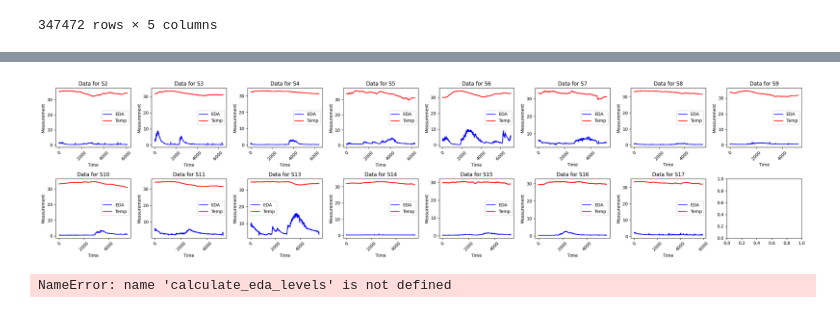
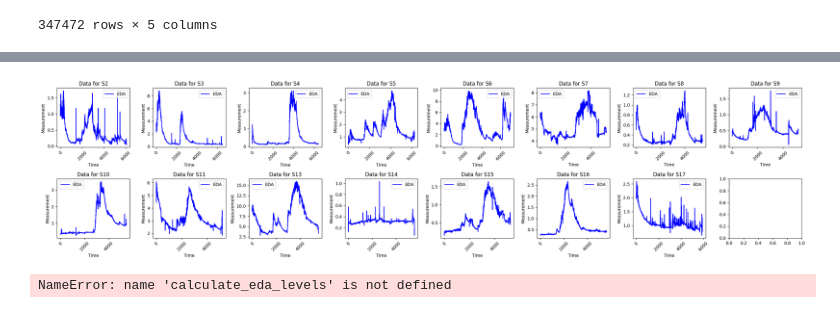
Before and after one commit to markgoertz/Convolutional-Neural-Network-on-Electrodermal-Activity-for-Stress-Assessment, a Jupyter notebook: code/eda_signal_classification.ipynb, the cells around one changed output, grey strips where cells are left out. Drawn from its saved outputs; the diff is of its cells as text; code cells hidden in the pictures.

```diff
--- a/code/eda_signal_classification.ipynb
+++ b/code/eda_signal_classification.ipynb
@@ -162,34 +186,34 @@ sequences_df
 # %%
 import matplotlib.pyplot as plt
 import seaborn as sns
 
 # Create subplots
 fig, axes = plt.subplots(2, 8, figsize=(25, 6))  # Increased figure size
 axes = axes.flatten()
 
 # Define unique_ids
 unique_ids = dataset['ID'].unique()
 
 # Iterate through each unique id
 for i, unique_id in enumerate(unique_ids):
     if i < len(unique_ids):
         # Filter data for each id
         subset_data = dataset[dataset['ID'] == unique_id]
 
         # Plotting
         sns.lineplot(x='Time', y='w_eda', data=subset_data, ax=axes[i], color='blue', label='EDA')
-        sns.lineplot(x='Time', y='w_temp', data=subset_data, ax=axes[i], color='red', label='Temp')
+        # sns.lineplot(x='Time', y='w_temp', data=subset_data, ax=axes[i], color='red', label='Temp')
 
         axes[i].set_title(f"Data for {unique_id}")
         axes[i].set_xlabel('Time')
         axes[i].set_ylabel('Measurement')
         axes[i].tick_params(axis='x', rotation=45)
 
 # Adjust layout
 plt.tight_layout()
 plt.show()
 # %% [output]
-[figure, old version]
+[figure, new version]
 # %%
 # import matplotlib.pyplot as plt
 
```
Also changed, not shown: parts of 15 cells of this notebook, 4 other files.
